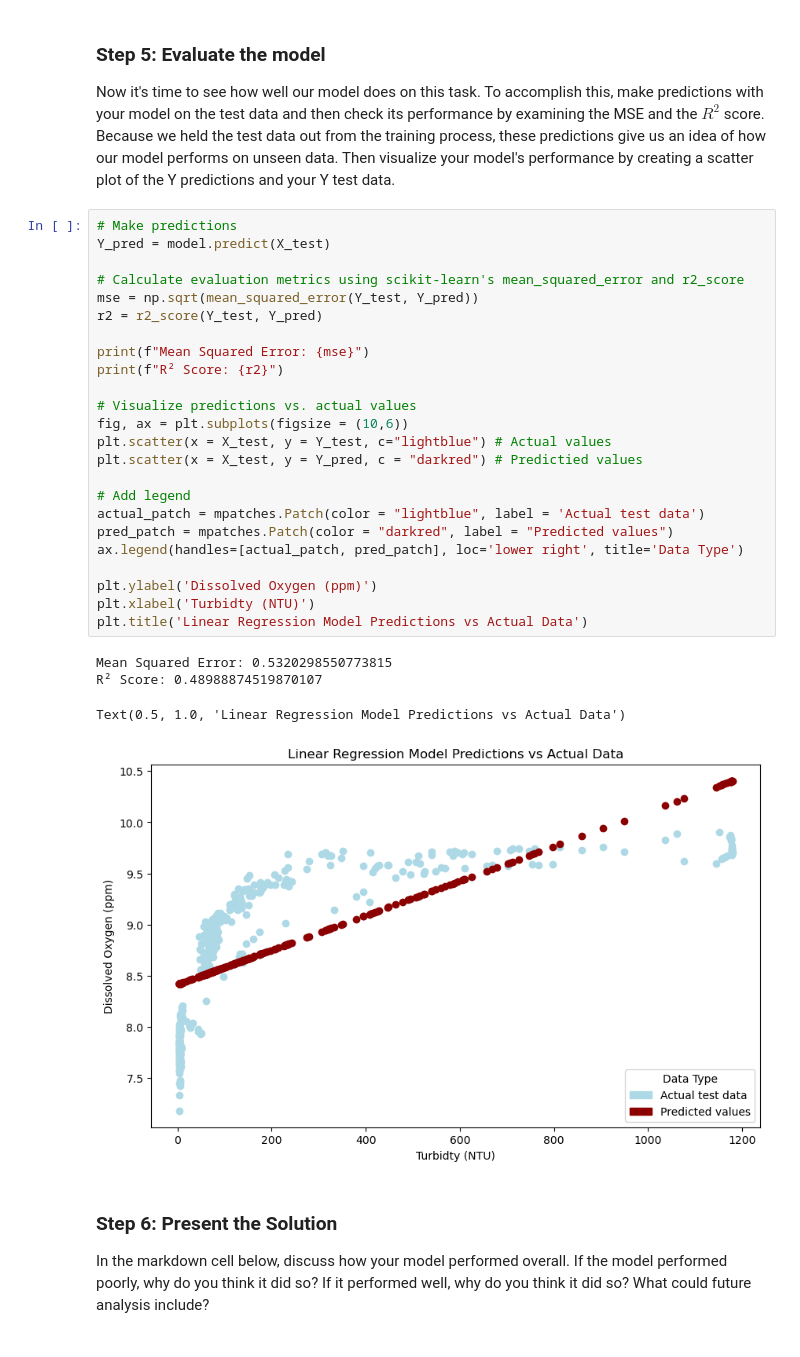
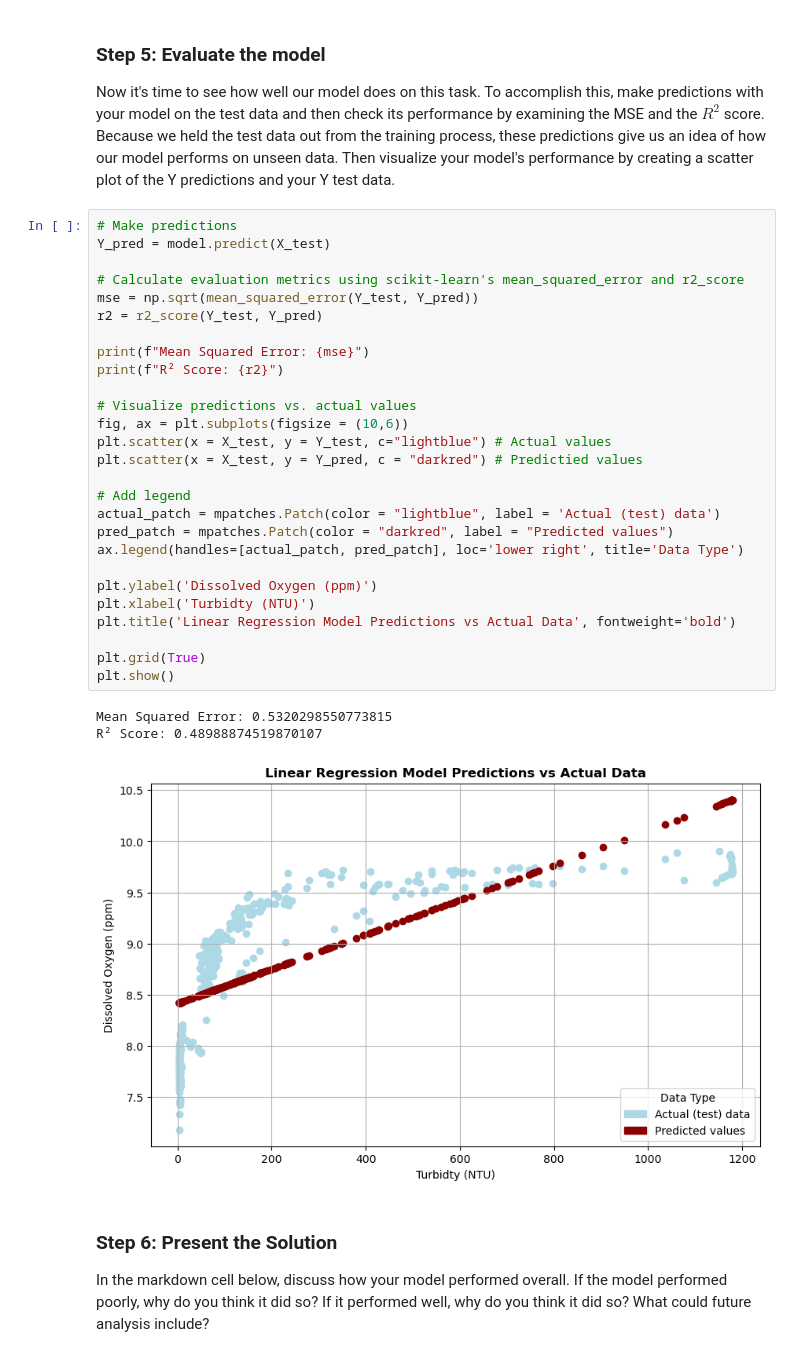
Before and after one commit to jordancsibley/EDS232-labs, a Jupyter notebook: Week1/Lab1-hurricane.ipynb, the cells around one changed output. Drawn from its saved outputs; the diff is of its cells as text.

```diff
--- a/Week1/Lab1-hurricane.ipynb
+++ b/Week1/Lab1-hurricane.ipynb
@@ -185,32 +188,34 @@ Now it's time to see how well our model does on this task.  To accomplish this,
 # %%
 # Make predictions
 Y_pred = model.predict(X_test)
 
 # Calculate evaluation metrics using scikit-learn's mean_squared_error and r2_score
 mse = np.sqrt(mean_squared_error(Y_test, Y_pred))
 r2 = r2_score(Y_test, Y_pred)
 
 print(f"Mean Squared Error: {mse}")
 print(f"R² Score: {r2}")
 
 # Visualize predictions vs. actual values
 fig, ax = plt.subplots(figsize = (10,6))
 plt.scatter(x = X_test, y = Y_test, c="lightblue") # Actual values
 plt.scatter(x = X_test, y = Y_pred, c = "darkred") # Predictied values
 
 # Add legend
-actual_patch = mpatches.Patch(color = "lightblue", label = 'Actual test data')
+actual_patch = mpatches.Patch(color = "lightblue", label = 'Actual (test) data')
 pred_patch = mpatches.Patch(color = "darkred", label = "Predicted values")
 ax.legend(handles=[actual_patch, pred_patch], loc='lower right', title='Data Type')
 
 plt.ylabel('Dissolved Oxygen (ppm)')
 plt.xlabel('Turbidty (NTU)')
-plt.title('Linear Regression Model Predictions vs Actual Data')
+plt.title('Linear Regression Model Predictions vs Actual Data', fontweight='bold')
+
+plt.grid(True)
+plt.show()
 # %% [output]
 Mean Squared Error: 0.5320298550773815
 R² Score: 0.48988874519870107
-Text(0.5, 1.0, 'Linear Regression Model Predictions vs Actual Data')
-[figure, old version]
+[figure, new version]
 # %% [markdown]
 ### Step 6:  Present the Solution
 In the markdown cell below, discuss how your model performed overall. If the model performed poorly, why do you think it did so? If it performed well, why do you think it did so? What could future analysis include?
```
Also changed, not shown: parts of 6 cells of this notebook.
